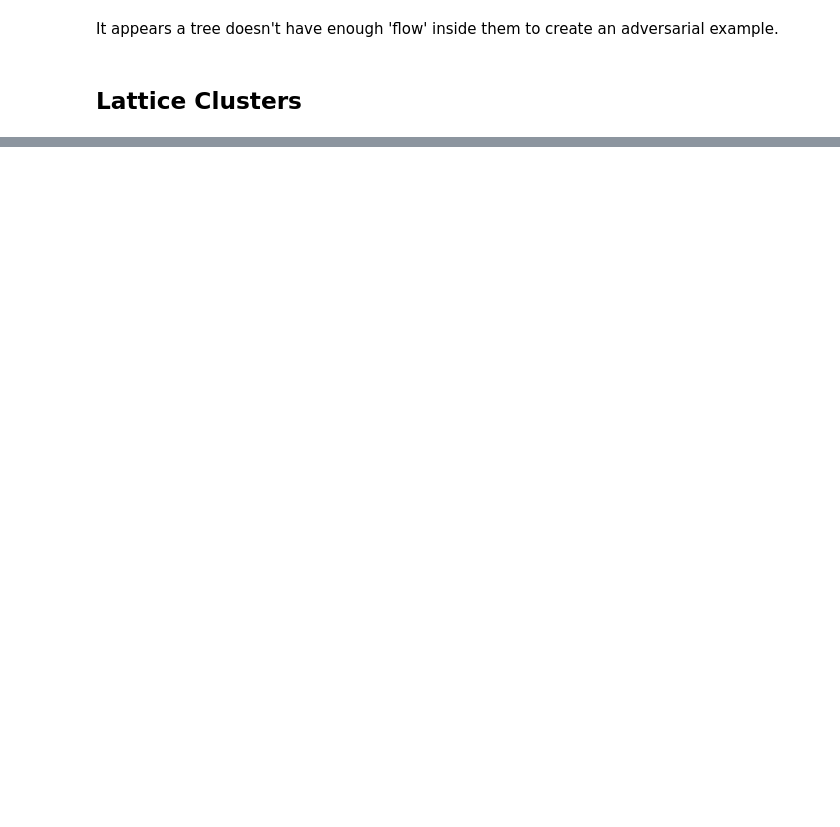
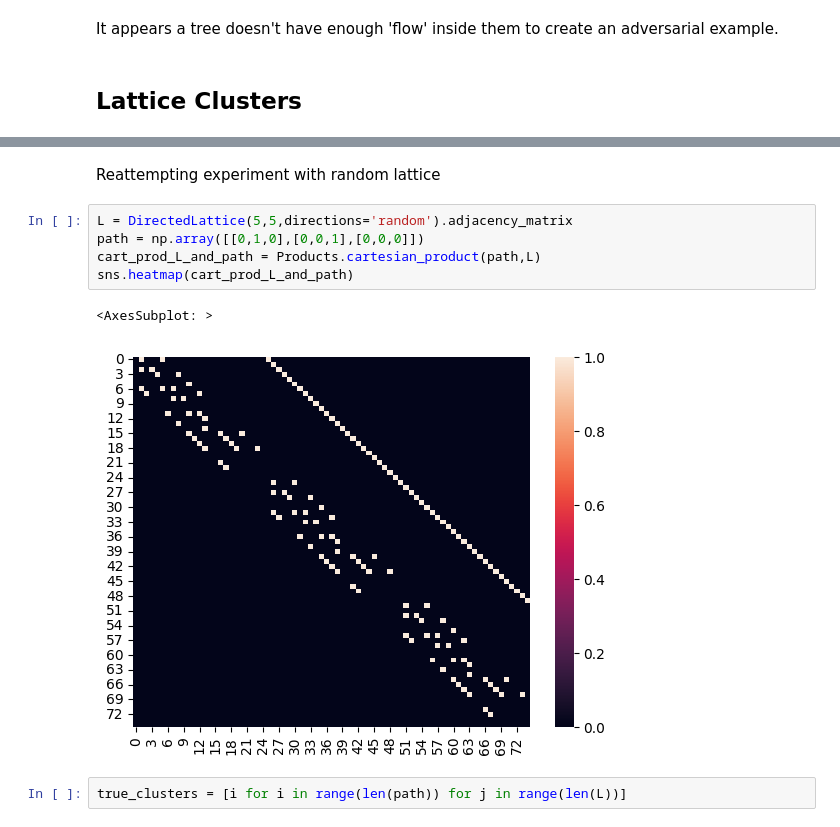
Before and after one commit to GeorgeRLTyler/directed-graph-clustering, a Jupyter notebook: experiments/adversarial_graphs.ipynb, the cells around one changed output, grey strips where cells are left out. Cells and saved outputs as stored; diff of their text form; blank space fills up the shorter version.

```diff
--- a/experiments/adversarial_graphs.ipynb
+++ b/experiments/adversarial_graphs.ipynb
@@ -62,0 +132,12 @@ It appears a tree doesn't have enough 'flow' inside them to create an adversaria
+# %% [markdown]
+Reattempting experiment with random lattice
+# %%
+L = DirectedLattice(5,5,directions='random').adjacency_matrix
+path = np.array([[0,1,0],[0,0,1],[0,0,0]])
+cart_prod_L_and_path = Products.cartesian_product(path,L)
+sns.heatmap(cart_prod_L_and_path)
+# %% [output]
+<AxesSubplot: >
+[figure, added]
+# %%
+true_clusters = [i for i in range(len(path)) for j in range(len(L))]
```
Also changed, not shown: parts of 36 cells of this notebook, 1 other file.
